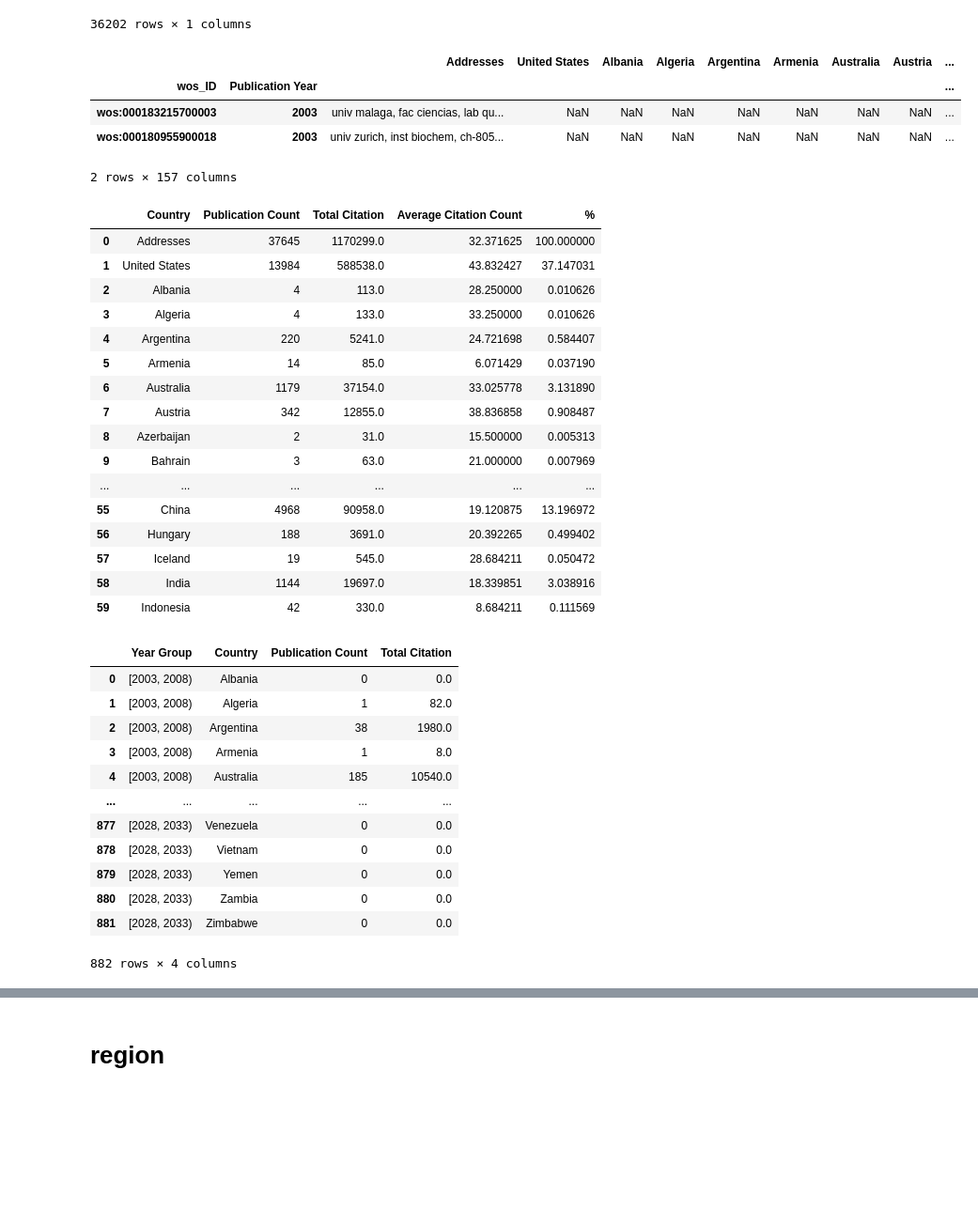
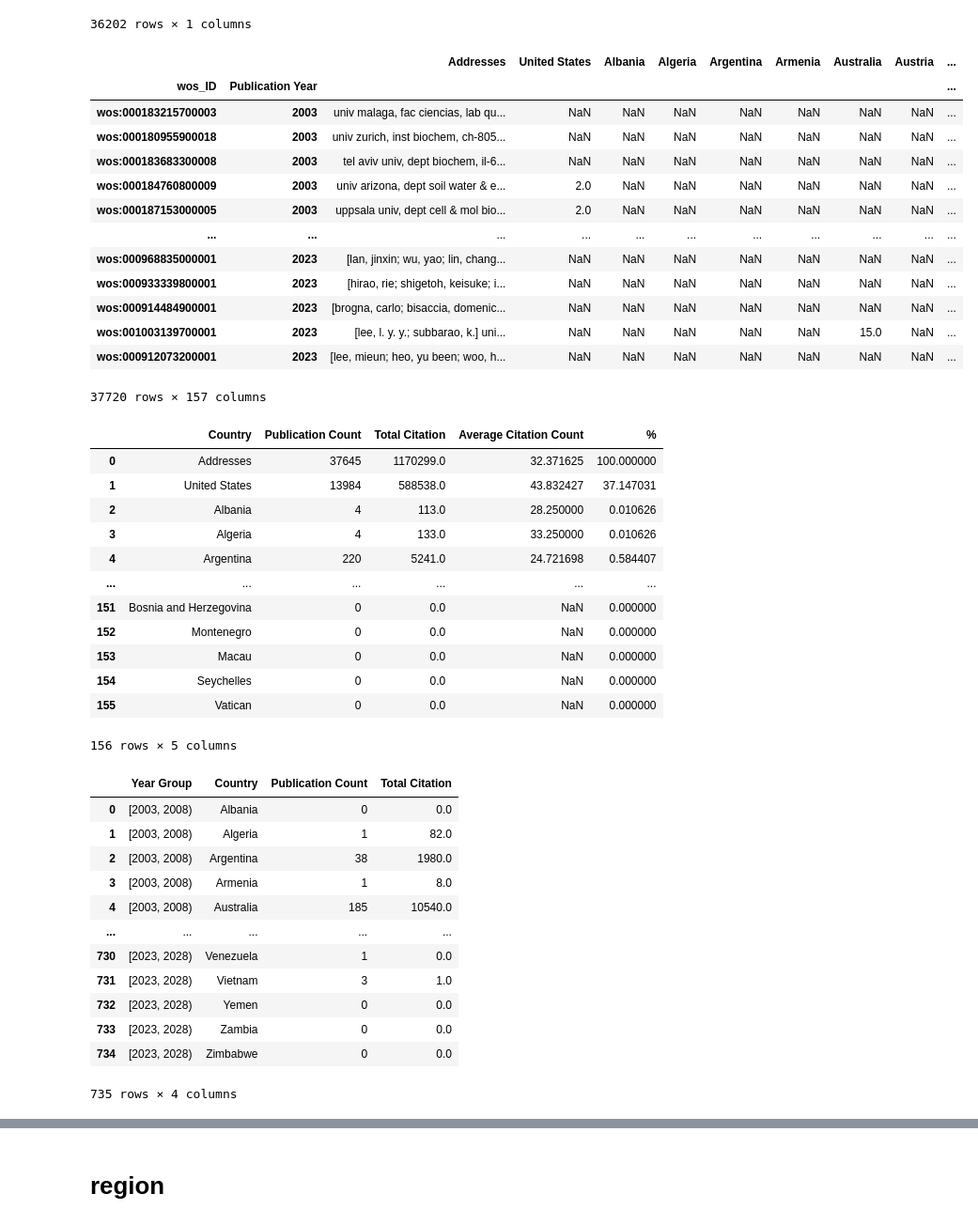
Before and after one commit to descartesmbogning/Deciphering_Bacteriophage_Revolution, a Jupyter notebook: 1_scholar_analysis_trend2.ipynb, the cells around one changed output, grey strips where cells are left out. Shown at 94% size. Drawn from its saved outputs; the diff is of its cells as text; code cells hidden in the pictures; blank space fills up the shorter version.

```diff
--- a/1_scholar_analysis_trend2.ipynb
+++ b/1_scholar_analysis_trend2.ipynb
@@ -188,13 +200,22 @@ citation_data
 36202 rows × 1 columns
 # %%
 country_data_citation = pd.concat([country_data, citation_data], axis=1)
-country_data_citation.head(2)
+country_data_citation#.head(2)
 # %% [output]
 |  |  | Addresses | United States | Albania | Algeria | Argentina | Armenia | Australia | Austria | ... |
 | wos_ID | Publication Year |  |  |  |  |  |  |  |  | ... |
 | wos:000183215700003 | 2003 | univ malaga, fac ciencias, lab qu... | NaN | NaN | NaN | NaN | NaN | NaN | NaN | ... |
 | wos:000180955900018 | 2003 | univ zurich, inst biochem, ch-805... | NaN | NaN | NaN | NaN | NaN | NaN | NaN | ... |
+| wos:000183683300008 | 2003 | tel aviv univ, dept biochem, il-6... | NaN | NaN | NaN | NaN | NaN | NaN | NaN | ... |
+| wos:000184760800009 | 2003 | univ arizona, dept soil water & e... | 2.0 | NaN | NaN | NaN | NaN | NaN | NaN | ... |
+| wos:000187153000005 | 2003 | uppsala univ, dept cell & mol bio... | 2.0 | NaN | NaN | NaN | NaN | NaN | NaN | ... |
+| ... | ... | ... | ... | ... | ... | ... | ... | ... | ... | ... |
+| wos:000968835000001 | 2023 | [lan, jinxin; wu, yao; lin, chang... | NaN | NaN | NaN | NaN | NaN | NaN | NaN | ... |
+| wos:000933339800001 | 2023 | [hirao, rie; shigetoh, keisuke; i... | NaN | NaN | NaN | NaN | NaN | NaN | NaN | ... |
+| wos:000914484900001 | 2023 | [brogna, carlo; bisaccia, domenic... | NaN | NaN | NaN | NaN | NaN | NaN | NaN | ... |
+| wos:001003139700001 | 2023 | [lee, l. y. y.; subbarao, k.] uni... | NaN | NaN | NaN | NaN | NaN | 15.0 | NaN | ... |
+| wos:000912073200001 | 2023 | [lee, mieun; heo, yu been; woo, h... | NaN | NaN | NaN | NaN | NaN | NaN | NaN | ... |
-2 rows × 157 columns
+37720 rows × 157 columns
 # %%
 # Initialize dictionaries to hold counts and citations for each country
 publication_counts = {}
@@ -224,7 +245,7 @@ final_merged_df['%'] = final_merged_df['Publication Count']/final_merged_df.set_
 # #save data
 final_merged_df.to_csv(f'/content/drive/MyDrive/YORKU PROJECT/JUDE/BACTERIOPHAGE/countries_count_citation_list.csv')
 
-final_merged_df.head(60)
+final_merged_df#.head(60)
 # %% [output]
 |  | Country | Publication Count | Total Citation | Average Citation Count | % |
 | 0 | Addresses | 37645 | 1170299.0 | 32.371625 | 100.000000 |
@@ -232,23 +253,19 @@ final_merged_df.head(60)
 | 2 | Albania | 4 | 113.0 | 28.250000 | 0.010626 |
 | 3 | Algeria | 4 | 133.0 | 33.250000 | 0.010626 |
 | 4 | Argentina | 220 | 5241.0 | 24.721698 | 0.584407 |
-| 5 | Armenia | 14 | 85.0 | 6.071429 | 0.037190 |
-| 6 | Australia | 1179 | 37154.0 | 33.025778 | 3.131890 |
-| 7 | Austria | 342 | 12855.0 | 38.836858 | 0.908487 |
-| 8 | Azerbaijan | 2 | 31.0 | 15.500000 | 0.005313 |
-| 9 | Bahrain | 3 | 63.0 | 21.000000 | 0.007969 |
 | ... | ... | ... | ... | ... | ... |
-| 55 | China | 4968 | 90958.0 | 19.120875 | 13.196972 |
-| 56 | Hungary | 188 | 3691.0 | 20.392265 | 0.499402 |
-| 57 | Iceland | 19 | 545.0 | 28.684211 | 0.050472 |
-| 58 | India | 1144 | 19697.0 | 18.339851 | 3.038916 |
-| 59 | Indonesia | 42 | 330.0 | 8.684211 | 0.111569 |
+| 151 | Bosnia and Herzegovina | 0 | 0.0 | NaN | 0.000000 |
+| 152 | Montenegro | 0 | 0.0 | NaN | 0.000000 |
+| 153 | Macau | 0 | 0.0 | NaN | 0.000000 |
+| 154 | Seychelles | 0 | 0.0 | NaN | 0.000000 |
+| 155 | Vatican | 0 | 0.0 | NaN | 0.000000 |
+156 rows × 5 columns
 # %%
 # Reset the index to make 'Publication Year' a regular column
 country_data2 = country_data_citation.reset_index()
 
 # Create a new column, 'Year Group', to indicate which 5-year group each row belongs to
-country_data2['Year Group'] = pd.cut(country_data2['Publication Year'], bins=range(2003, 2035, 5), right=False)
+country_data2['Year Group'] = pd.cut(country_data2['Publication Year'], bins=range(2003, 2029, 5), right=False)
 
 # Drop unnecessary columns
 country_data2.drop(['wos_ID', 'Publication Year', 'Addresses'], axis=1, inplace=True)
@@ -275,12 +292,12 @@ grouped
 | 3 | [2003, 2008) | Armenia | 1 | 8.0 |
 | 4 | [2003, 2008) | Australia | 185 | 10540.0 |
 | ... | ... | ... | ... | ... |
-| 877 | [2028, 2033) | Venezuela | 0 | 0.0 |
-| 878 | [2028, 2033) | Vietnam | 0 | 0.0 |
-| 879 | [2028, 2033) | Yemen | 0 | 0.0 |
-| 880 | [2028, 2033) | Zambia | 0 | 0.0 |
-| 881 | [2028, 2033) | Zimbabwe | 0 | 0.0 |
+| 730 | [2023, 2028) | Venezuela | 1 | 0.0 |
+| 731 | [2023, 2028) | Vietnam | 3 | 1.0 |
+| 732 | [2023, 2028) | Yemen | 0 | 0.0 |
+| 733 | [2023, 2028) | Zambia | 0 | 0.0 |
+| 734 | [2023, 2028) | Zimbabwe | 0 | 0.0 |
-882 rows × 4 columns
+735 rows × 4 columns
 # %%
 # Pivot the DataFrame
 pivot_df = grouped.pivot(index='Country', columns='Year Group', values=['Publication Count',	'Total Citation'])
```
Also changed, not shown: parts of 59 cells of this notebook.
